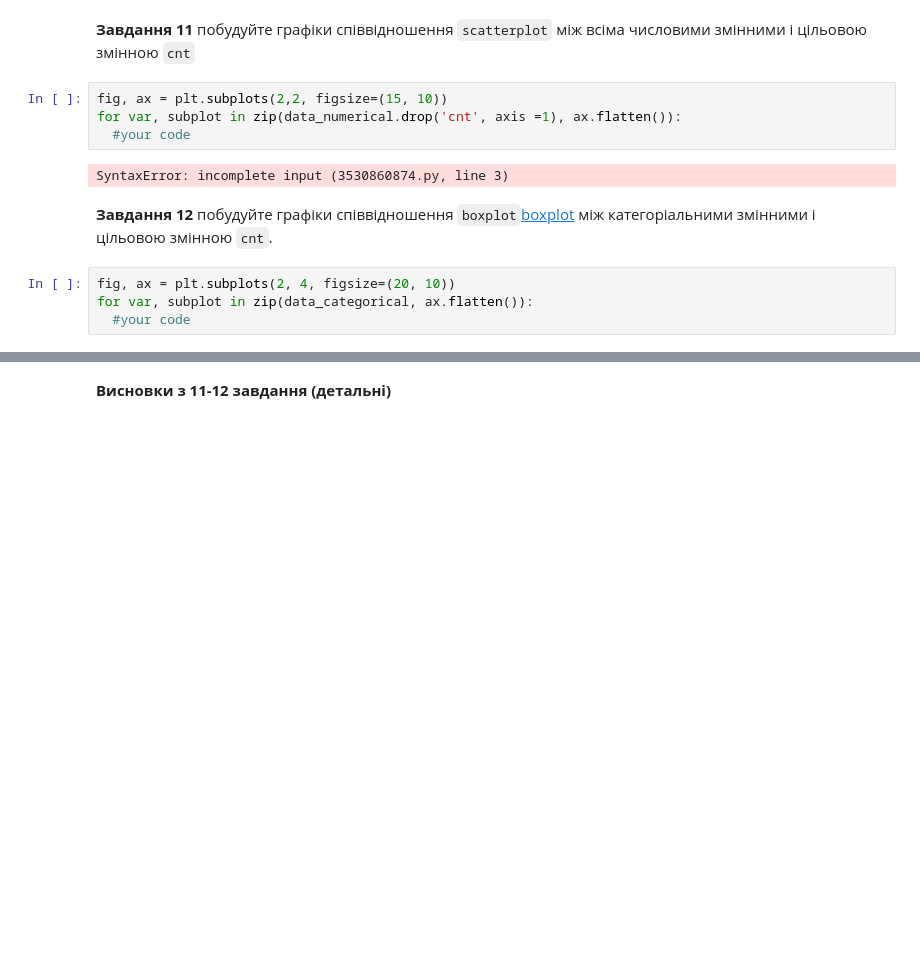
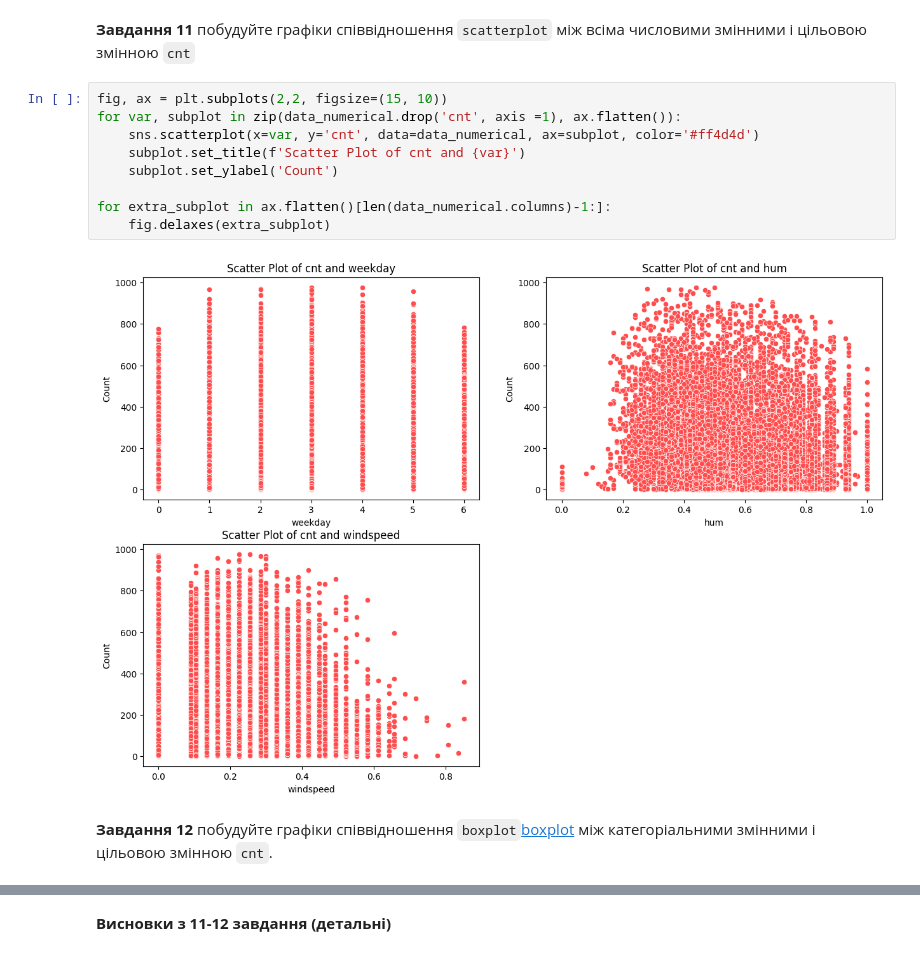
Before and after one commit to newiide/AI_LABS, a Jupyter notebook: Task4_Regression_basicAI.ipynb, the cells around one changed output, grey strips where cells are left out. Drawn from its saved outputs; the diff is of its cells as text; blank space fills up the shorter version.

```diff
--- a/Task4_Regression_basicAI.ipynb
+++ b/Task4_Regression_basicAI.ipynb
@@ -317,12 +330,13 @@ for variable, subplot in zip(data_categorical.columns, ax.flatten()):
 # %%
 fig, ax = plt.subplots(2,2, figsize=(15, 10))
 for var, subplot in zip(data_numerical.drop('cnt', axis =1), ax.flatten()):
-  #your code
+    sns.scatterplot(x=var, y='cnt', data=data_numerical, ax=subplot, color='#ff4d4d')
+    subplot.set_title(f'Scatter Plot of cnt and {var}')
+    subplot.set_ylabel('Count')
+
+for extra_subplot in ax.flatten()[len(data_numerical.columns)-1:]:
+    fig.delaxes(extra_subplot)
 # %% [output]
-SyntaxError: incomplete input (3530860874.py, line 3)
+[figure, added]
 # %% [markdown]
 **Завдання 12** побудуйте графіки співвідношення `boxplot`[boxplot](https://matplotlib.org/stable/gallery/statistics/boxplot_demo.html) між категоріальними змінними і цільовою змінною `cnt`.
-# %%
-fig, ax = plt.subplots(2, 4, figsize=(20, 10))
-for var, subplot in zip(data_categorical, ax.flatten()):
-  #your code
```
Also changed, not shown: parts of 31 cells of this notebook.
